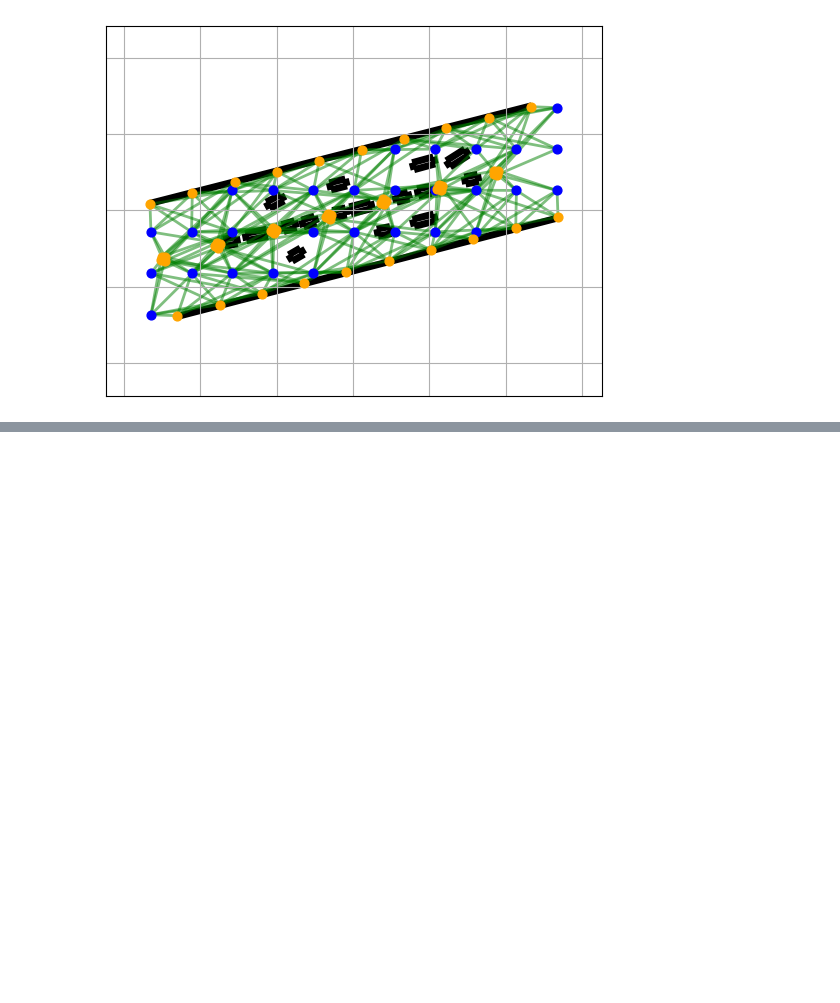
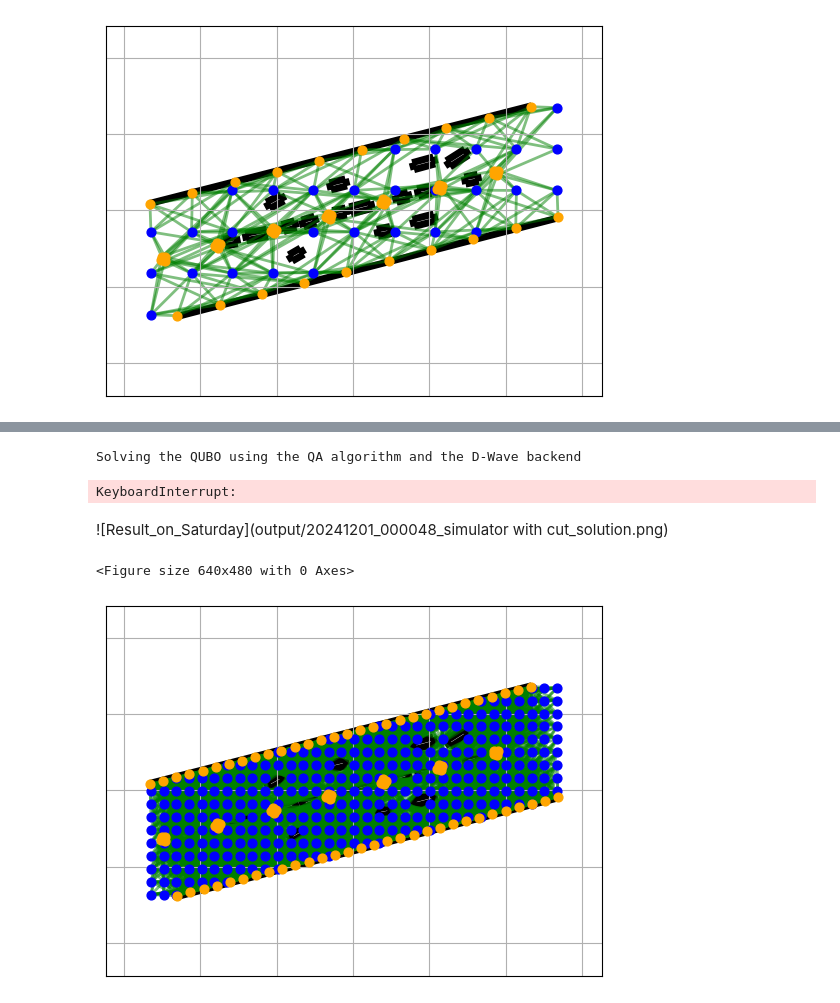
Before and after one commit to aqarios/PushQuantumSP, a Jupyter notebook: Final_result.ipynb, the cells around one changed output, grey strips where cells are left out. Drawn from its saved outputs; the diff is of its cells as text; code cells hidden in the pictures; blank space fills up the shorter version.

```diff
--- a/Final_result.ipynb
+++ b/Final_result.ipynb
@@ -110,0 +122,72 @@ len(data.listLidar3D)
+# %%
+
+for i in [1]:
+    timestamp_str = datetime.now().strftime("%Y%m%d_%H%M%S")
+    if i == 0:
+        explanation = "simulator without cut"
+        # 500read
+        # 1000sweep
+    elif i == 1:
+        explanation = "simulator with cut"
+        # 500read
+        # 1000sweep
+
+    if explanation == "simulator without cut":
+        # config = {}
+        # solve_func = do_optimization
+        # qubo_model_bin = SPQuboBinaryBG(data)
+        # config = {"num_reads":500,"num_sweeps":1000}
+        # solve_func = neal.SimulatedAnnealingSampler().sample_qubo
+        # qubo_model_bin = SPQuboBinary(data, P1=0.8, P3=1)
+
+        answer = qubo_model_bin.solve(solve_func, **config)
+
+    elif explanation == "simulator with cut":
+        pat_datas = data.partition_data()
+        # merge_data = SPData().merge_data(pat_datas)
+        # SPPlot(merge_data).plot_problem().savefig(f"output/{timestamp_str}_merged_problem.png")
+
+        answer_list = []
+        for data_i in pat_datas:
+            config = {}
+            solve_func = do_optimization
+            qubo_model_bin = SPQuboBinaryBG(data_i, P1=0.8, P3=1)
+            # config = {"num_reads":500,"num_sweeps":1000}
+            # solve_func = neal.SimulatedAnnealingSampler().sample_qubo
+            # qubo_model_bin = SPQuboBinary(data, P1=0.8, P3=1)
+            answer_i = qubo_model_bin.solve(solve_func, **config)
+            answer_list.append(answer_i)
+
+        # entire evaluation
+        answer_merge = {
+            "solution": {}
+        }
+
+        for answer_i in answer_list:
+            print(f"answer.solution = {answer_i['solution']}")
+            answer_merge["solution"].update(answer_i['solution'])
+
+    print(f"(answer_merge.solution) = {(answer_merge['solution'])}")
+
+    evaluation = SPEvaluation(data, answer_merge["solution"])
+    print(f"objective = {evaluation.get_objective()}")
+    for constraint, violations in evaluation.check_solution().items():
+        if len(violations) > 0:
+            print(f"constraint {constraint} was violated {len(violations)} times")
+
+    SPPlot(data, evaluation).plot_solution(hide_never_covered = True).savefig(f"output/{timestamp_str}_{explanation}_solution.png")
+# %% [output]
+Solving the QUBO using the QA algorithm and the D-Wave backend
+KeyboardInterrupt:
+# %% [markdown]
+![Result_on_Saturday](output/20241201_000048_simulator with cut_solution.png)
+# %%
+params = {"lidar_density": 0.3, "street_point_density": 0.3}
+data = SPData().create_problem_from_glb_file(**params)
+
+timestamp_str = datetime.now().strftime("%Y%m%d_%H%M%S")
+fig = SPPlot(data).plot_problem()
+fig.savefig(f"output/{timestamp_str}_problem.png")
+# %% [output]
+<Figure size 640x480 with 0 Axes>
+[figure, added]
```
Also changed, not shown: parts of 5 cells of this notebook, 2 other files.
